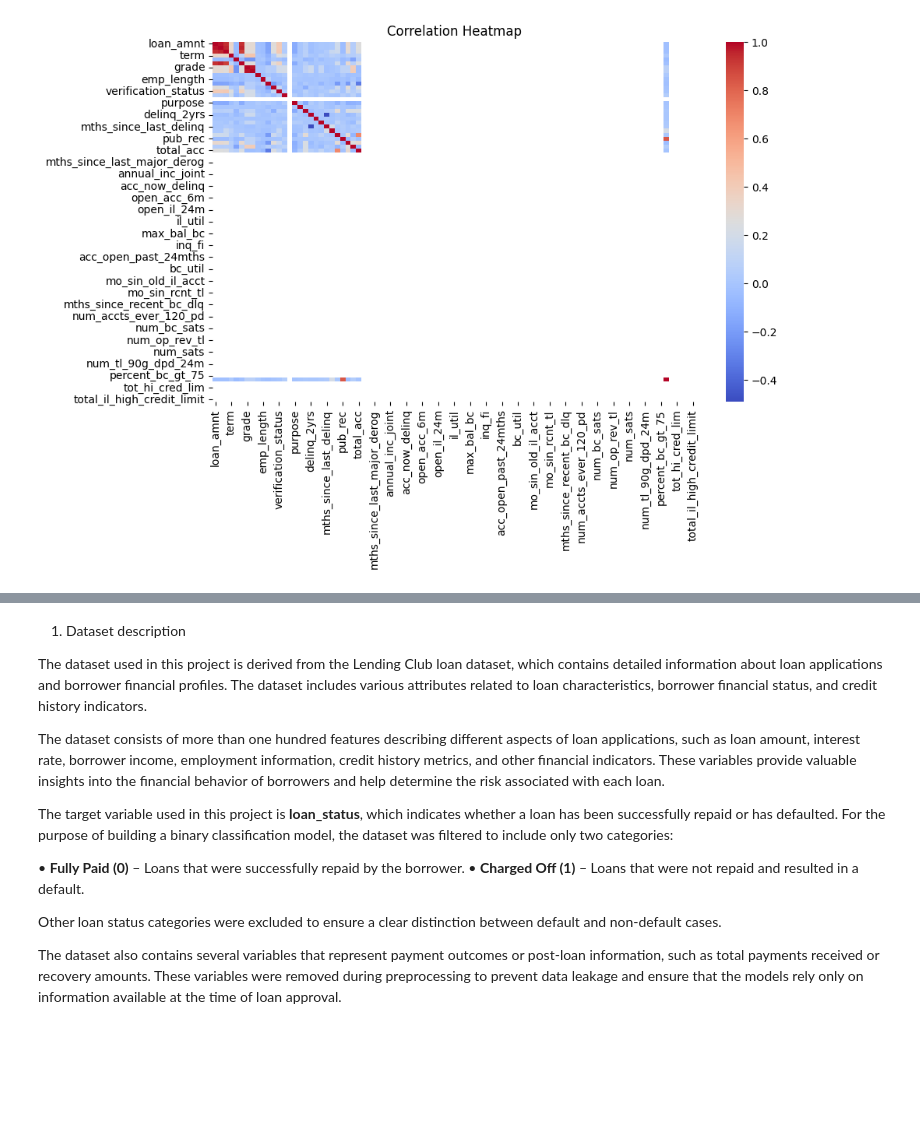
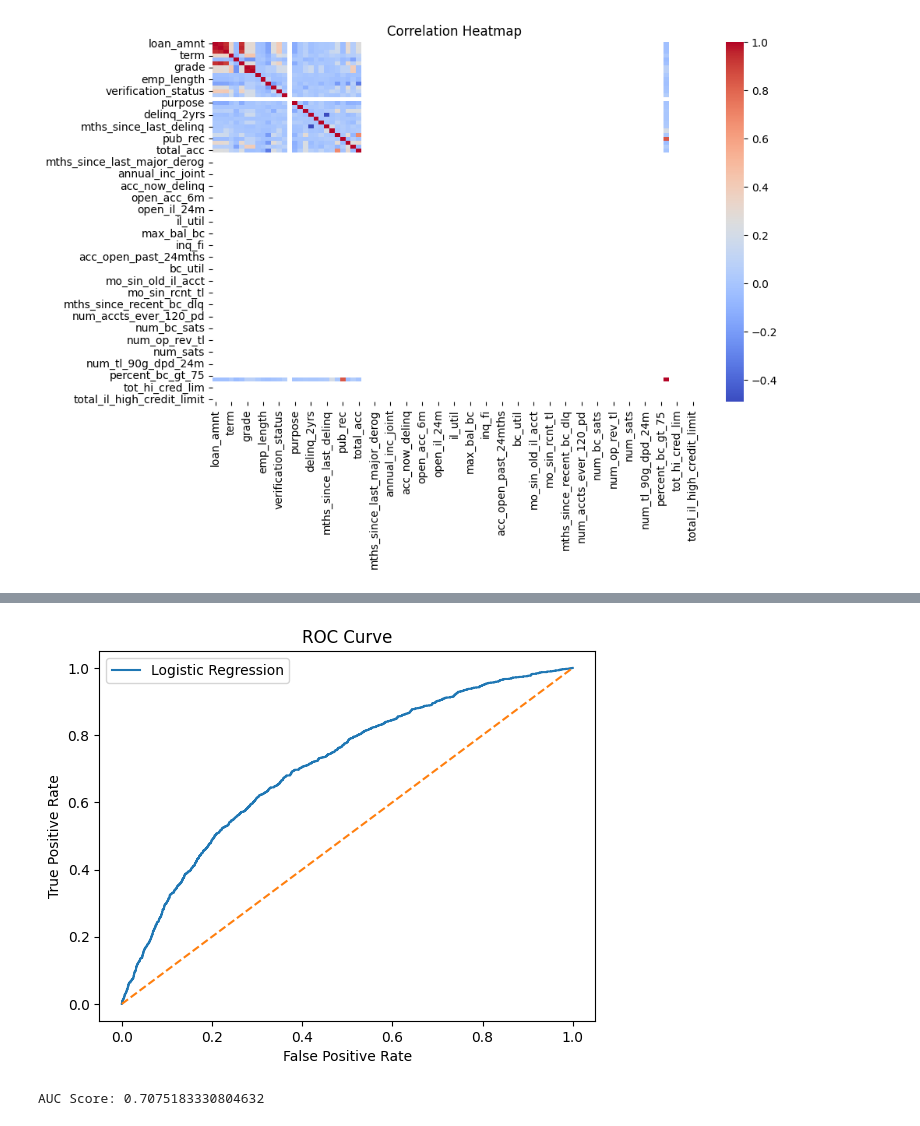
Before and after one commit to RudraMedatwal986947/Loan-Default-Prediction-Credit-Risk-Modeling--ML_Project-, a Jupyter notebook: notebooks/complete-1.ipynb, the cells around one changed output, grey strips where cells are left out. Drawn from its saved outputs; the diff is of its cells as text; code cells hidden in the pictures; blank space fills up the shorter version.

```diff
--- a/notebooks/complete-1.ipynb
+++ b/notebooks/complete-1.ipynb
@@ -120,11 +141,7 @@ X_train, X_test, y_train, y_test = train_test_split(
 # %%
-lr = LogisticRegression(max_iter=1000)
-
-lr.fit(X_train,y_train)
-
-y_pred_lr = lr.predict(X_test)
-y_prob_lr = lr.predict_proba(X_test)[:,1]
-
-print(confusion_matrix(y_test,y_pred_lr))
-print(classification_report(y_test,y_pred_lr))
-print("ROC AUC:",roc_auc_score(y_test,y_prob_lr))
+models = {
+    "Logistic Regression": LogisticRegression(),
+    "Decision Tree": DecisionTreeClassifier(),
+    "Random Forest": RandomForestClassifier(),
+    "KNN": KNeighborsClassifier()
+}
@@ -232,9 +215,23 @@ plt.show()
 # %%
-fpr,tpr,_ = roc_curve(y_test,y_prob_rf)
 
-plt.plot(fpr,tpr)
+
+y_prob_lr = lr.predict_proba(X_test)
+
+fpr, tpr, _ = roc_curve(y_test, y_prob_lr[:,1])
+
+plt.plot(fpr, tpr, label="Logistic Regression")
 plt.plot([0,1],[0,1],'--')
+
 plt.xlabel("False Positive Rate")
 plt.ylabel("True Positive Rate")
 plt.title("ROC Curve")
+plt.legend()
+
 plt.show()
+
+# AUC
+auc = roc_auc_score(y_test, y_prob_lr[:,1])
+print("AUC Score:", auc)
+# %% [output]
+[figure, added]
+AUC Score: 0.7075183330804632
@@ -249,15 +237,0 @@ plt.show()
-# %% [markdown]
-1. Dataset description
-
-The dataset used in this project is derived from the Lending Club loan dataset, which contains detailed information about loan applications and borrower financial profiles. The dataset includes various attributes related to loan characteristics, borrower financial status, and credit history indicators.
-
-The dataset consists of more than one hundred features describing different aspects of loan applications, such as loan amount, interest rate, borrower income, employment information, credit history metrics, and other financial indicators. These variables provide valuable insights into the financial behavior of borrowers and help determine the risk associated with each loan.
-
-The target variable used in this project is **loan_status**, which indicates whether a loan has been successfully repaid or has defaulted. For the purpose of building a binary classification model, the dataset was filtered to include only two categories:
-
-• **Fully Paid (0)** – Loans that were successfully repaid by the borrower.
-• **Charged Off (1)** – Loans that were not repaid and resulted in a default.
-
-Other loan status categories were excluded to ensure a clear distinction between default and non-default cases.
-
-The dataset also contains several variables that represent payment outcomes or post-loan information, such as total payments received or recovery amounts. These variables were removed during preprocessing to prevent data leakage and ensure that the models rely only on information available at the time of loan approval.
```
Also changed, not shown: parts of 32 cells of this notebook, 7 other files.
